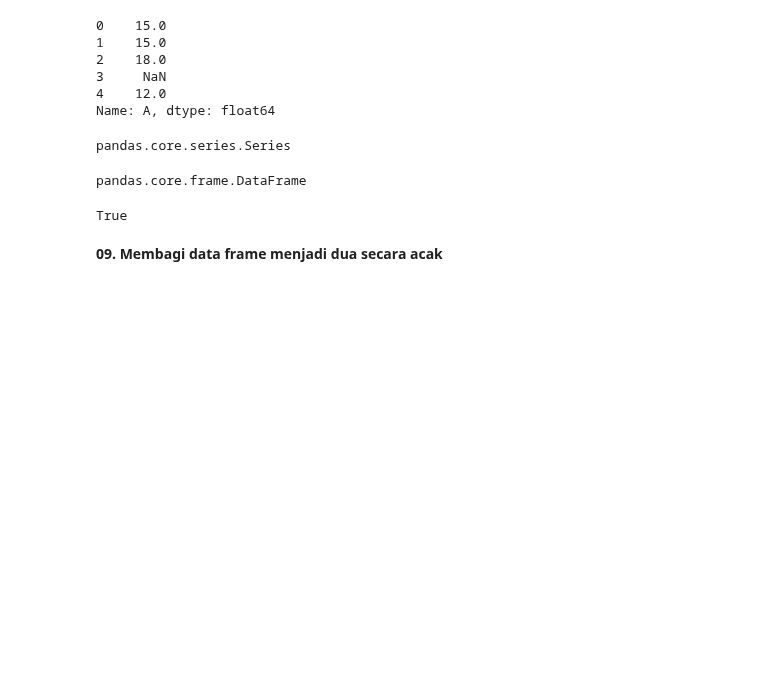
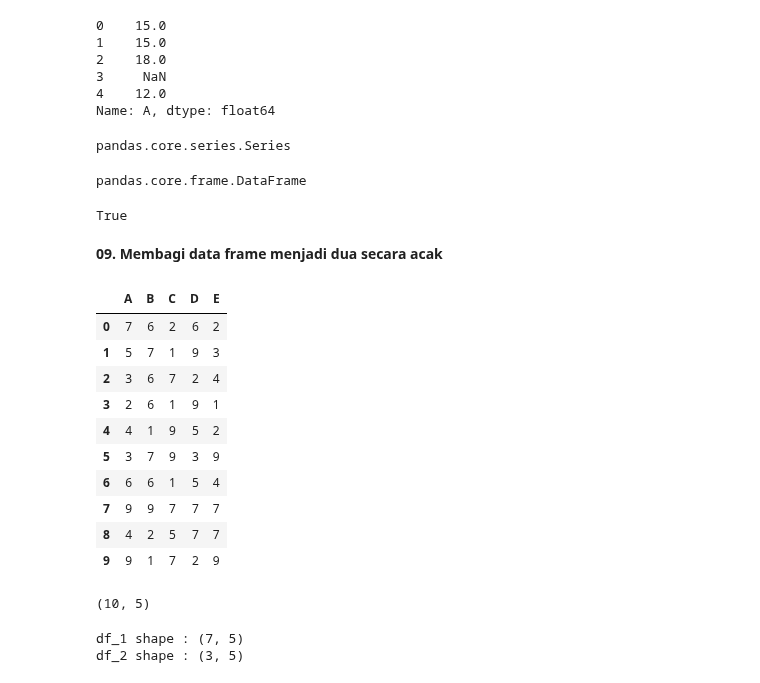
Before and after one commit to Edy-Mochamad/Learn-jupyter-notebook, a Jupyter notebook: pandas.ipynb, the cells around one changed output. Cells and saved outputs as stored; diff of their text form; code cells hidden in the pictures; blank space fills up the shorter version.

```diff
--- a/pandas.ipynb
+++ b/pandas.ipynb
@@ -452,3 +432,37 @@ df['A'].equals(df['B'])
 True
 # %% [markdown]
 **09. Membagi data frame menjadi dua secara acak**
+# %%
+n_rows = 10
+n_cols = 5
+cols = tuple('ABCDE')
+
+df = pd.DataFrame(np.random.randint(1, 10, size = (n_rows, n_cols)), columns = cols)
+
+df
+# %% [output]
+|  | A | B | C | D | E |
+| 0 | 7 | 6 | 2 | 6 | 2 |
+| 1 | 5 | 7 | 1 | 9 | 3 |
+| 2 | 3 | 6 | 7 | 2 | 4 |
+| 3 | 2 | 6 | 1 | 9 | 1 |
+| 4 | 4 | 1 | 9 | 5 | 2 |
+| 5 | 3 | 7 | 9 | 3 | 9 |
+| 6 | 6 | 6 | 1 | 5 | 4 |
+| 7 | 9 | 9 | 7 | 7 | 7 |
+| 8 | 4 | 2 | 5 | 7 | 7 |
+| 9 | 9 | 1 | 7 | 2 | 9 |
+# %%
+df.shape
+# %% [output]
+(10, 5)
+# %%
+proporsi = 0.7 #mengambil 70% dari data frame
+df_1 = df.sample(frac = proporsi)
+df_2 = df.drop(df_1.index)
+
+print(f'df_1 shape : {df_1.shape}')
+print(f'df_2 shape : {df_2.shape}')
+# %% [output]
+df_1 shape : (7, 5)
+df_2 shape : (3, 5)
```
Also changed, not shown: parts of 3 cells of this notebook.
